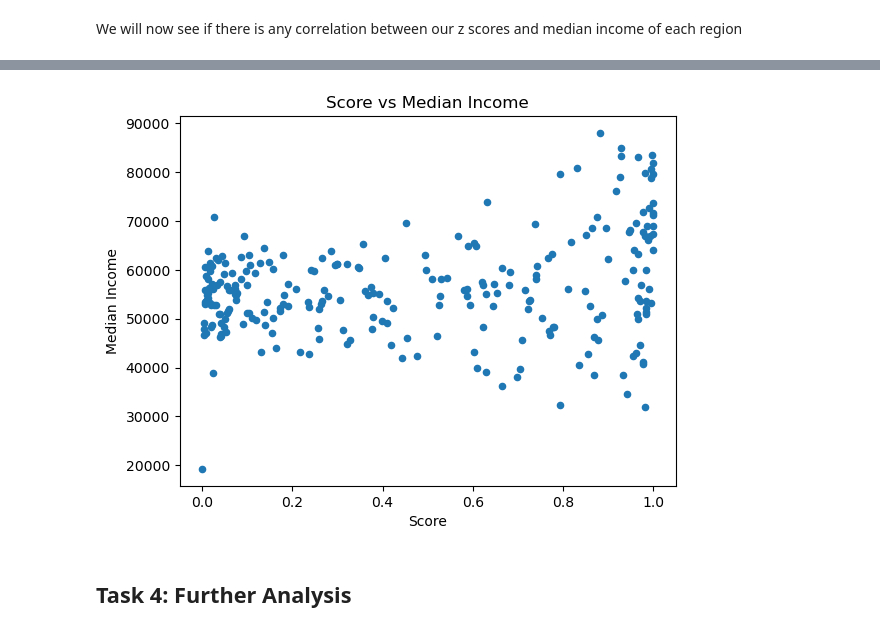
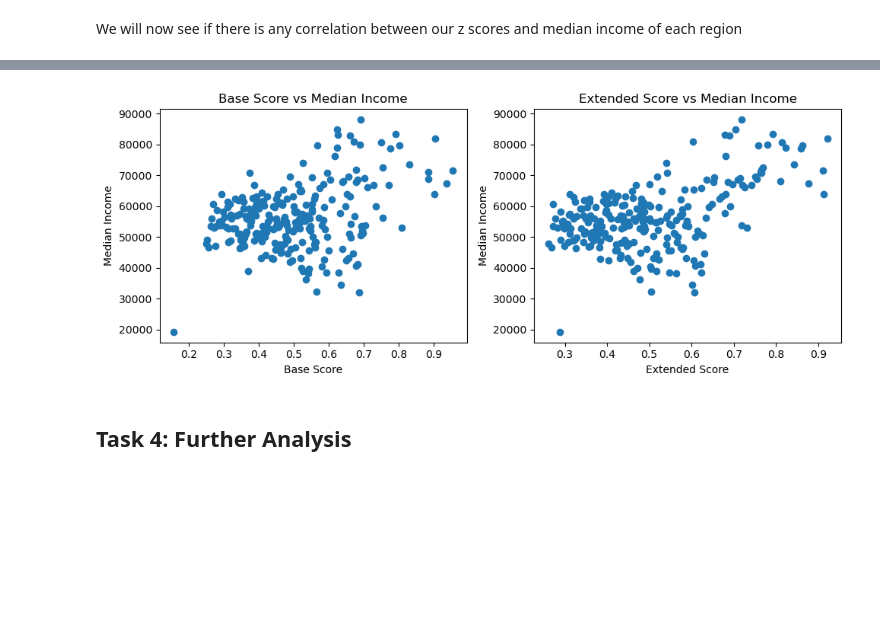
Before and after one commit to FixItChris/DATA2901, a Jupyter notebook: Report.ipynb, the cells around one changed output, grey strips where cells are left out. Drawn from its saved outputs; the diff is of its cells as text; code cells hidden in the pictures; blank space fills up the shorter version.

Commit message:
fixed correlation plot

```diff
--- a/Report.ipynb
+++ b/Report.ipynb
@@ -2087,15 +2063,29 @@ FROM base_scores JOIN income  USING (sa2_code)
 # %%
 #Producing scatter plot
 
-scatter_plot_data = query(conn, "SELECT * FROM base_scores JOIN income  USING (sa2_code)", df=True)
-scatter_plot_data.head()
-scatter_plot_data.plot(kind='scatter',x='base_score',y='median_income')
-plt.title("Score vs Median Income")
-plt.xlabel("Score")
-plt.ylabel("Median Income")
+scatter_plot_data = query(conn, "SELECT * FROM extended_scores INNER JOIN income USING (sa2_code)", df=True)
+
+base_score = scatter_plot_data['base_score']
+extended_score = scatter_plot_data['extended_score']
+median_income = scatter_plot_data['median_income']
+
+fig, axes = plt.subplots(nrows=1, ncols=2, figsize=(10, 4))
+
+axes[0].scatter(base_score, median_income)
+axes[0].set_xlabel('Base Score')
+axes[0].set_ylabel('Median Income')
+axes[0].set_title('Base Score vs Median Income')
+
+axes[1].scatter(extended_score, median_income)
+axes[1].set_xlabel('Extended Score')
+axes[1].set_ylabel('Median Income')
+axes[1].set_title("Extended Score vs Median Income")
+
+plt.tight_layout()
+
 plt.show()
 # %% [output]
-[figure, old version]
+[figure, new version]
 # %% [markdown]
 ## Task 4:  Further Analysis
 # %% [markdown]
```
Also changed, not shown: parts of 6 cells of this notebook.
